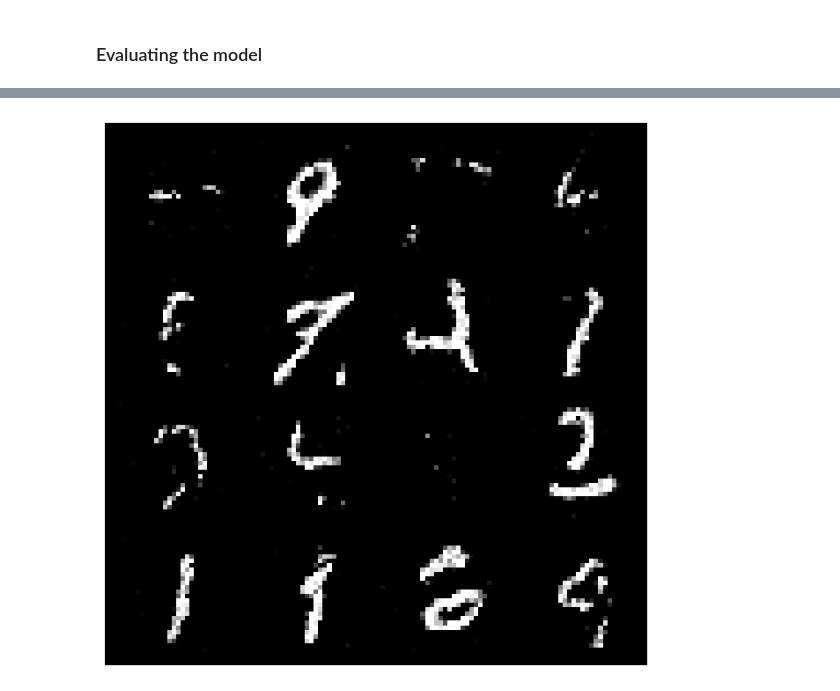
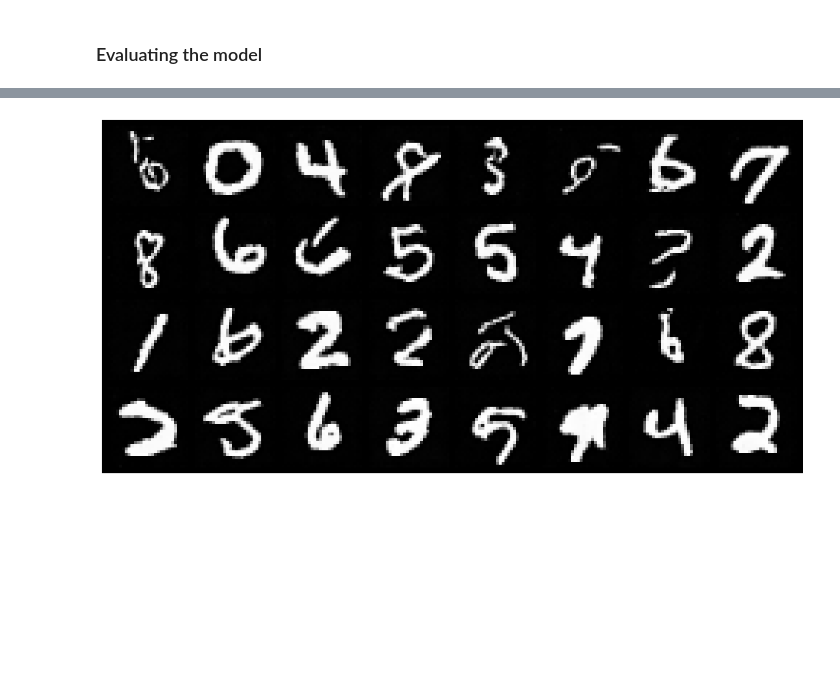
Before and after one commit to juan-prado-7/imapp-deep-learning, a Jupyter notebook: advanced-deep-learning/ex7-mnist-diffusion.ipynb, the cells around one changed output, grey strips where cells are left out. Saved outputs shown, nothing was run; the diff lists cells and outputs as text; code cells hidden in the pictures; blank space fills up the shorter version.

Commit message:
Final version MNIST digit generation with diffusion model

```diff
--- a/advanced-deep-learning/ex7-mnist-diffusion.ipynb
+++ b/advanced-deep-learning/ex7-mnist-diffusion.ipynb
@@ -44,9 +44,9 @@ SAVE_MODEL = True
 SAVE_PLOTS = True
 
 # Model name
-SAVE_MODEL_NAME = "diffusion.pth"
-LOAD_MODEL_NAME = "diffusion1.pth"
-LOG_NAME = "diffusion"
+SAVE_MODEL_NAME = "mnist-diffusion.pth"
+LOAD_MODEL_NAME = "mnist-diffusion1.pth"
+LOG_NAME = "mnist-diffusion"
 
 if not SAVE_LOGS:
     LOG_PATH = None
@@ -61,8 +61,8 @@ if not SAVE_PLOTS:
 # General hyperparameters
 learning_rate = 4e-4
 batch_size = 128
-num_epochs = 2
-patience = 30
+num_epochs = 20
+patience = None
 
 # Model hyperparameters. We use a dictionary to save them together with the model
 model_hyperparams = {
@@ -76,7 +76,7 @@ model_hyperparams = {
 ### Loading data
 # %%
 # Load the data
-train_loader, test_loader = diff.load_mnist_data(DATA_PATH, batch_size=batch_size)
+train_loader, val_loader = diff.load_mnist_data(DATA_PATH, batch_size=batch_size)
 # %% [markdown]
 ### Definition of the model
 # %%
@@ -140,5 +122,5 @@ Non-trainable params: 0
 # %%
 if TRAIN:
     # Train the model
-    train_losses, val_losses = diff.train_diffusion_model(train_loader, test_loader, model, optimizer,
+    train_losses, val_losses = diff.train_diffusion_model(train_loader, val_loader, model, optimizer,
                 num_epochs=num_epochs, patience=patience, device=device, PATH=LOG_PATH)
@@ -197,4 +172,4 @@ Non-trainable params: 0
 # %%
-diff.visualize_generated_images(model, device, shape=(4, 4), PATH=PLOT_PATH)
+diff.visualize_generated_images(model, device, shape=(8, 4), PATH=PLOT_PATH)
 # %% [output]
-[figure, old version]
+[figure, new version]
```
Also changed, not shown: parts of 4 cells of this notebook, 1 other file.
